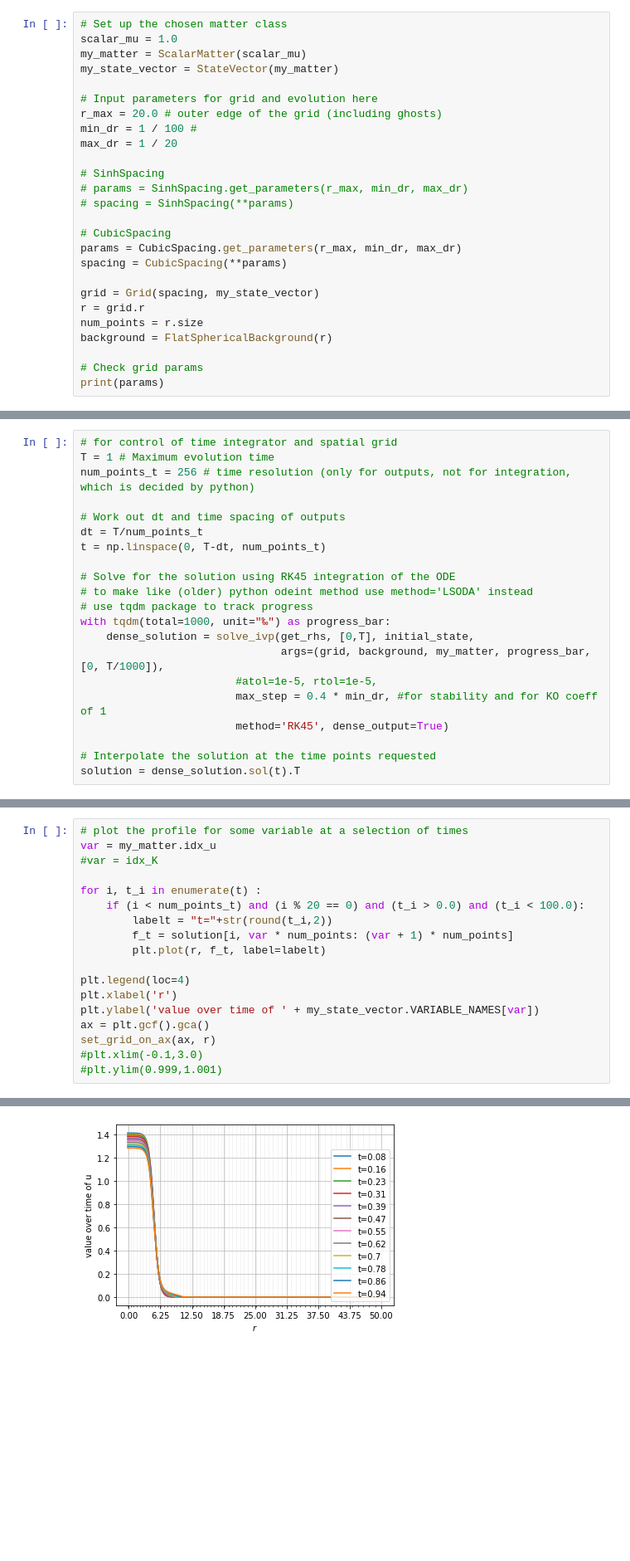
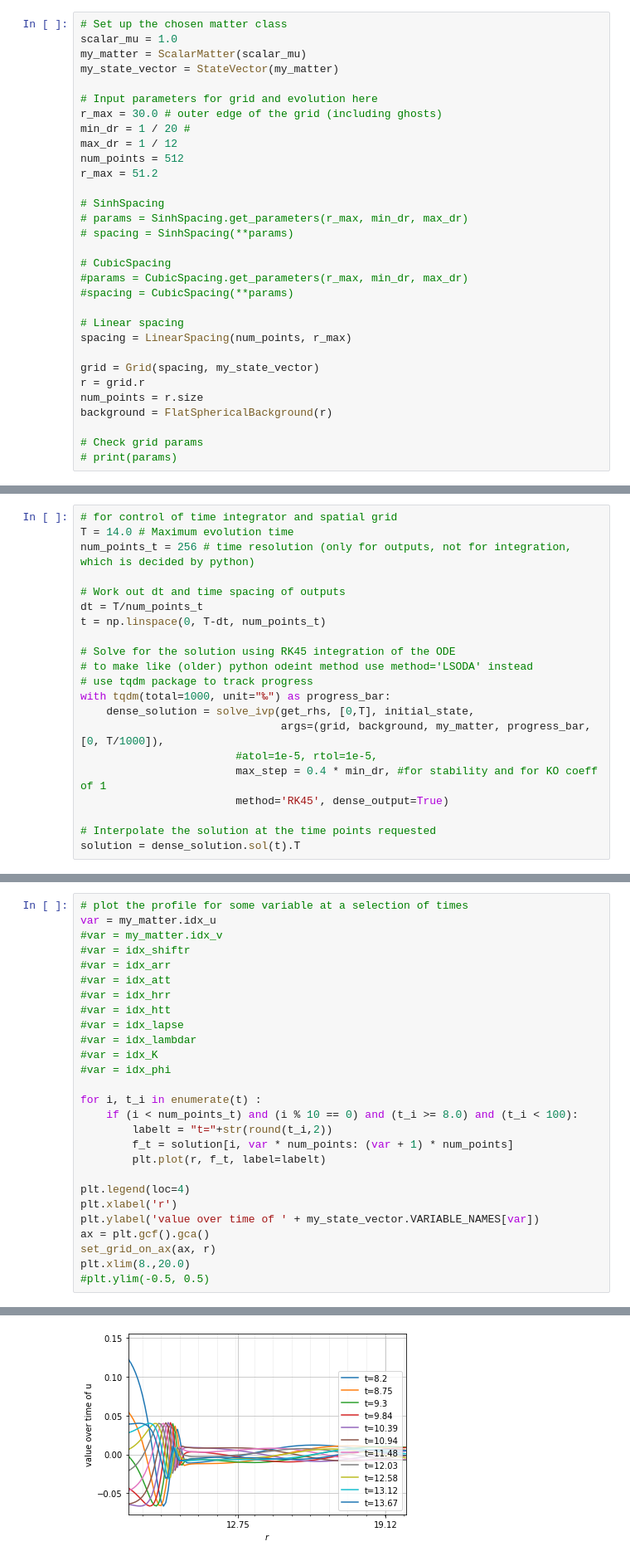
Before and after one commit to KAClough/engrenage, a Jupyter notebook: examples/Inflation.ipynb, the cells around one changed output, grey strips where cells are left out. Shown: that part at 83% size. Cells and saved outputs as stored; diff of their text form; blank space fills up the shorter version.

```diff
--- a/examples/Inflation.ipynb
+++ b/examples/Inflation.ipynb
@@ -38,17 +38,22 @@ my_matter = ScalarMatter(scalar_mu)
 my_state_vector = StateVector(my_matter)
 
 # Input parameters for grid and evolution here
-r_max = 20.0 # outer edge of the grid (including ghosts)
-min_dr = 1 / 100 #
-max_dr = 1 / 20
+r_max = 30.0 # outer edge of the grid (including ghosts)
+min_dr = 1 / 20 #
+max_dr = 1 / 12
+num_points = 512
+r_max = 51.2
 
 # SinhSpacing
 # params = SinhSpacing.get_parameters(r_max, min_dr, max_dr)
 # spacing = SinhSpacing(**params)
 
 # CubicSpacing
-params = CubicSpacing.get_parameters(r_max, min_dr, max_dr)
-spacing = CubicSpacing(**params)
+#params = CubicSpacing.get_parameters(r_max, min_dr, max_dr)
+#spacing = CubicSpacing(**params)
+
+# Linear spacing
+spacing = LinearSpacing(num_points, r_max)
 
 grid = Grid(spacing, my_state_vector)
 r = grid.r
@@ -56,4 +61,4 @@ num_points = r.size
 background = FlatSphericalBackground(r)
 
 # Check grid params
-print(params)
+# print(params)
@@ -130,6 +132,6 @@ horizon is at r = 0.0
 # %%
 # for control of time integrator and spatial grid
-T = 1 # Maximum evolution time
+T = 14.0 # Maximum evolution time
 num_points_t = 256 # time resolution (only for outputs, not for integration, which is decided by python)
 
 # Work out dt and time spacing of outputs
@@ -170,10 +172,19 @@ plt.grid()
 # %%
 # plot the profile for some variable at a selection of times
 var = my_matter.idx_u
+#var = my_matter.idx_v
+#var = idx_shiftr
+#var = idx_arr
+#var = idx_att
+#var = idx_hrr
+#var = idx_htt
+#var = idx_lapse
+#var = idx_lambdar
 #var = idx_K
+#var = idx_phi
 
 for i, t_i in enumerate(t) :
-    if (i < num_points_t) and (i % 20 == 0) and (t_i > 0.0) and (t_i < 100.0):
+    if (i < num_points_t) and (i % 10 == 0) and (t_i >= 8.0) and (t_i < 100):
         labelt = "t="+str(round(t_i,2))
         f_t = solution[i, var * num_points: (var + 1) * num_points]
         plt.plot(r, f_t, label=labelt)
@@ -183,6 +194,6 @@ plt.xlabel('r')
 plt.ylabel('value over time of ' + my_state_vector.VARIABLE_NAMES[var])
 ax = plt.gcf().gca()
 set_grid_on_ax(ax, r)
-#plt.xlim(-0.1,3.0)
-#plt.ylim(0.999,1.001)
+plt.xlim(8.,20.0)
+#plt.ylim(-0.5, 0.5)
 # %% [output]
@@ -189 +201 @@ set_grid_on_ax(ax, r)
-[figure, old version]
+[figure, new version]
```
Also changed, not shown: parts of 9 cells of this notebook, 3 other files.
